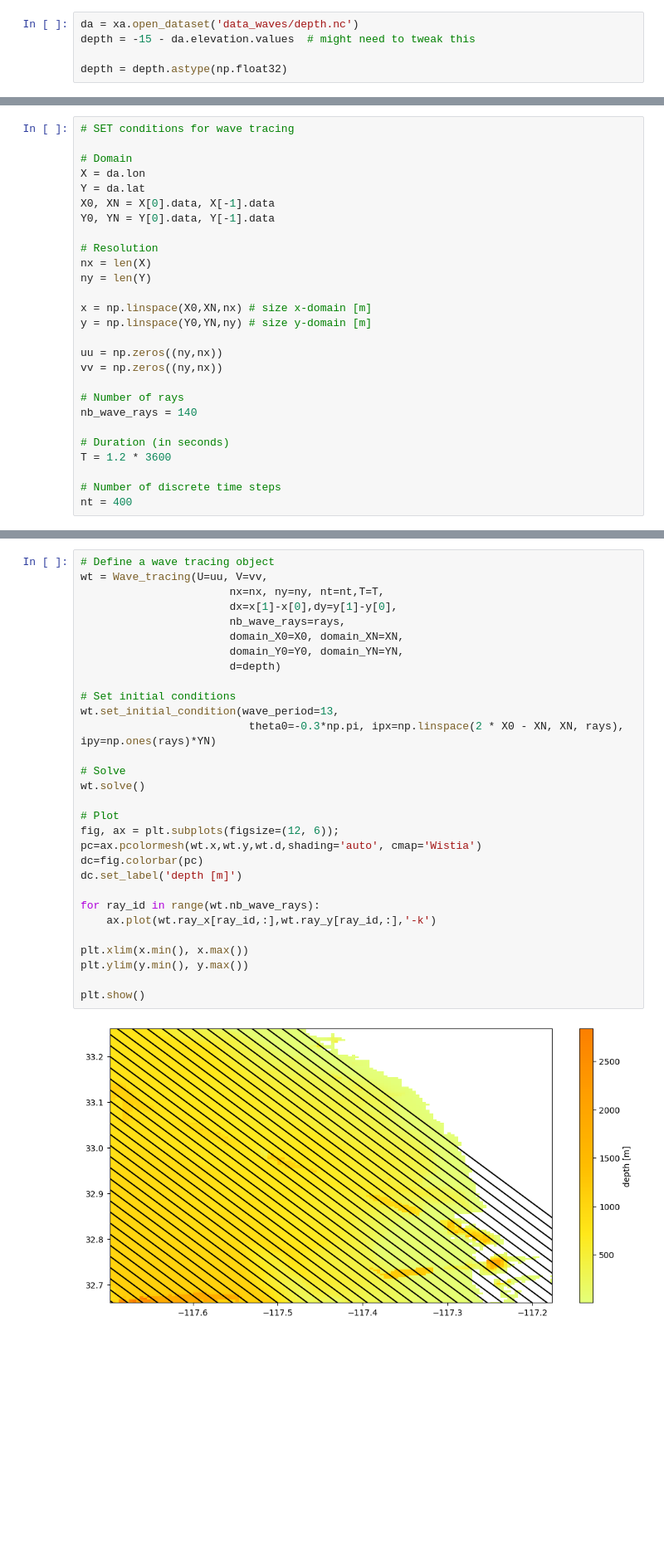
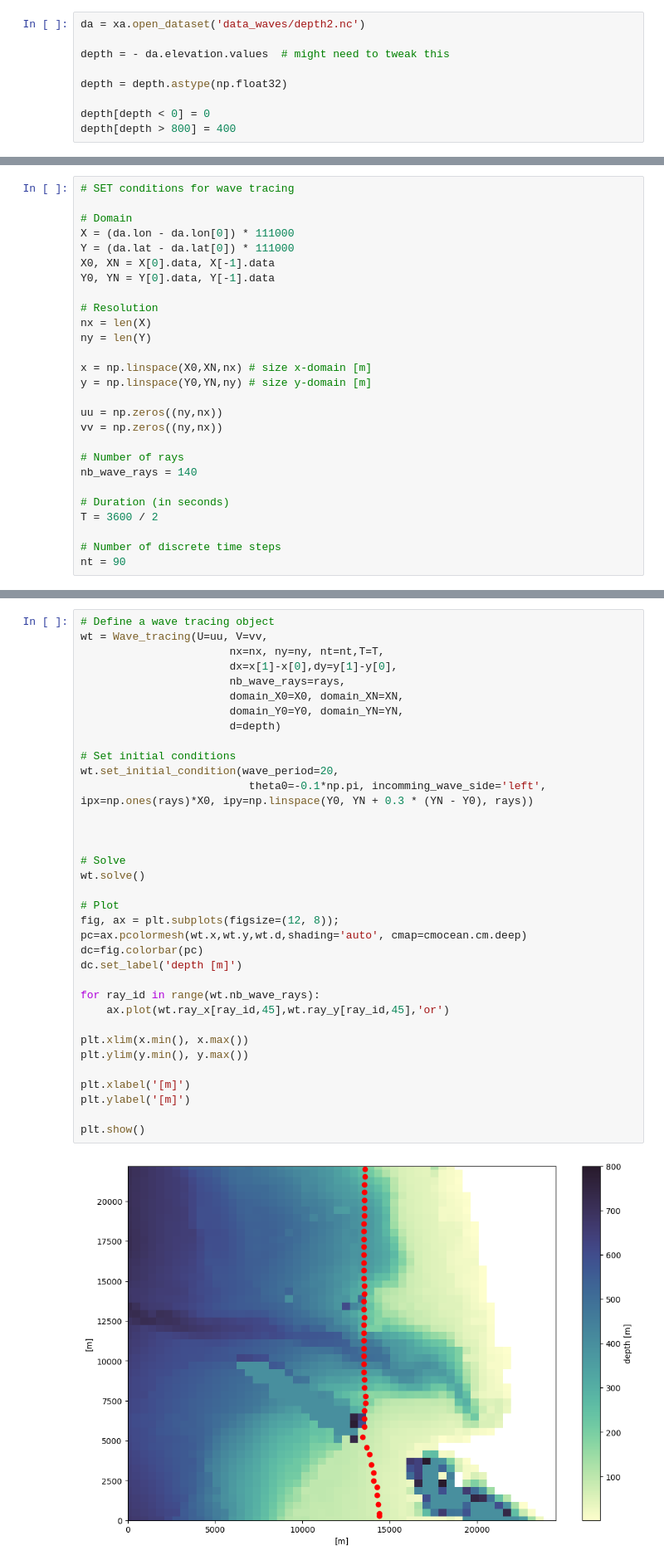
Before and after one commit to Witeend/ocean_wave_tracing, a Jupyter notebook: notebooks/Waves.ipynb, the cells around one changed output, grey strips where cells are left out. Shown at 83% size. Cells and saved outputs as stored; diff of their text form; blank space fills up the shorter version.

```diff
--- a/notebooks/Waves.ipynb
+++ b/notebooks/Waves.ipynb
@@ -99,5 +134,9 @@ plt.show()
 # %%
-da = xa.open_dataset('data_waves/depth.nc')
-depth = -15 - da.elevation.values  # might need to tweak this
+da = xa.open_dataset('data_waves/depth2.nc')
+
+depth = - da.elevation.values  # might need to tweak this
 
 depth = depth.astype(np.float32)
+
+depth[depth < 0] = 0
+depth[depth > 800] = 400
@@ -112,8 +144,8 @@ Data variables:
 # SET conditions for wave tracing
 
 # Domain
-X = da.lon
-Y = da.lat
+X = (da.lon - da.lon[0]) * 111000
+Y = (da.lat - da.lat[0]) * 111000
 X0, XN = X[0].data, X[-1].data
 Y0, YN = Y[0].data, Y[-1].data
 
@@ -131,10 +163,10 @@ vv = np.zeros((ny,nx))
 nb_wave_rays = 140
 
 # Duration (in seconds)
-T = 1.2 * 3600
+T = 3600 / 2
 
 # Number of discrete time steps
-nt = 400
+nt = 90
 # %%
 xv, yv = np.meshgrid(x, y)
 
@@ -158,32 +182,37 @@ dc.set_label('depth [m]')
 # %%
 # Define a wave tracing object
 wt = Wave_tracing(U=uu, V=vv,
                        nx=nx, ny=ny, nt=nt,T=T,
                        dx=x[1]-x[0],dy=y[1]-y[0],
                        nb_wave_rays=rays,
                        domain_X0=X0, domain_XN=XN,
                        domain_Y0=Y0, domain_YN=YN,
                        d=depth)
 
 # Set initial conditions
-wt.set_initial_condition(wave_period=13,
-                          theta0=-0.3*np.pi, ipx=np.linspace(2 * X0 - XN, XN, rays), ipy=np.ones(rays)*YN)
+wt.set_initial_condition(wave_period=20,
+                          theta0=-0.1*np.pi, incomming_wave_side='left', ipx=np.ones(rays)*X0, ipy=np.linspace(Y0, YN + 0.3 * (YN - Y0), rays))
+
+
 
 # Solve
 wt.solve()
 
 # Plot
-fig, ax = plt.subplots(figsize=(12, 6));
-pc=ax.pcolormesh(wt.x,wt.y,wt.d,shading='auto', cmap='Wistia')
+fig, ax = plt.subplots(figsize=(12, 8));
+pc=ax.pcolormesh(wt.x,wt.y,wt.d,shading='auto', cmap=cmocean.cm.deep)
 dc=fig.colorbar(pc)
 dc.set_label('depth [m]')
 
 for ray_id in range(wt.nb_wave_rays):
-    ax.plot(wt.ray_x[ray_id,:],wt.ray_y[ray_id,:],'-k')
+    ax.plot(wt.ray_x[ray_id,45],wt.ray_y[ray_id,45],'or')
 
 plt.xlim(x.min(), x.max())
 plt.ylim(y.min(), y.max())
 
+plt.xlabel('[m]')
+plt.ylabel('[m]')
+
 plt.show()
 # %% [output]
-[figure, old version]
+[figure, new version]
```
Also changed, not shown: parts of 9 cells of this notebook, 6 other files.
